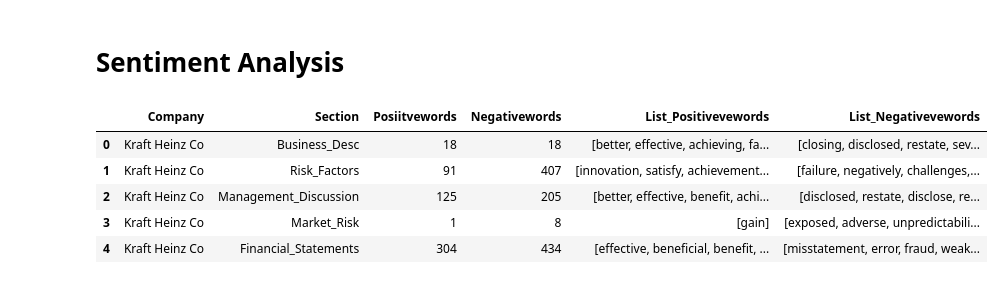
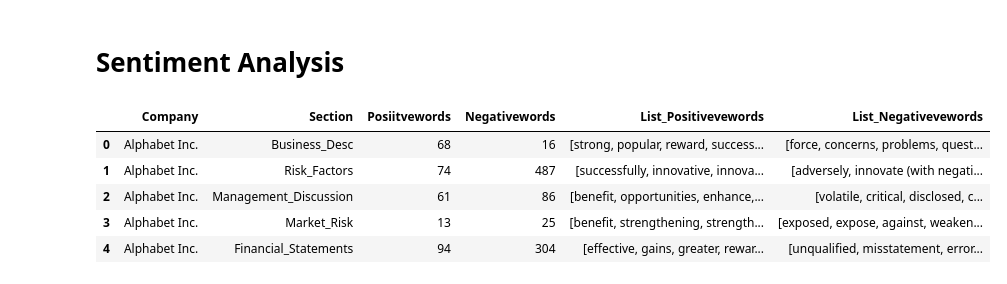
Before and after one commit to coolkingsingh97/Infowarriors-Davidson, a Jupyter notebook: SEC_Script/Text-Preprocessing .ipynb, the cells around one changed output. Drawn from its saved outputs; the diff is of its cells as text; code cells hidden in the pictures.

```diff
--- a/SEC_Script/Text-Preprocessing .ipynb
+++ b/SEC_Script/Text-Preprocessing .ipynb
@@ -611,15 +611,15 @@ def sentiments_each_item(dictionary,df,company_name):
     return temp_df
 # %%
 #check the sentiments of each items in the database for the input company
-sentiment_df = sentiments_each_item(lmdict,parsed10K,'Kraft Heinz Co')
+sentiment_df = sentiments_each_item(lmdict,parsed10K,'Alphabet Inc.')
 sentiment_df
 # %% [output]
 |  | Company | Section | Posiitvewords | Negativewords | List_Positivevewords | List_Negativevewords |
-| 0 | Kraft Heinz Co | Business_Desc | 18 | 18 | [better, effective, achieving, fa... | [closing, disclosed, restate, sev... |
-| 1 | Kraft Heinz Co | Risk_Factors | 91 | 407 | [innovation, satisfy, achievement... | [failure, negatively, challenges,... |
-| 2 | Kraft Heinz Co | Management_Discussion | 125 | 205 | [better, effective, benefit, achi... | [disclosed, restate, disclose, re... |
-| 3 | Kraft Heinz Co | Market_Risk | 1 | 8 | [gain] | [exposed, adverse, unpredictabili... |
-| 4 | Kraft Heinz Co | Financial_Statements | 304 | 434 | [effective, beneficial, benefit, ... | [misstatement, error, fraud, weak... |
+| 0 | Alphabet Inc. | Business_Desc | 68 | 16 | [strong, popular, reward, success... | [force, concerns, problems, quest... |
+| 1 | Alphabet Inc. | Risk_Factors | 74 | 487 | [successfully, innovative, innova... | [adversely, innovate (with negati... |
+| 2 | Alphabet Inc. | Management_Discussion | 61 | 86 | [benefit, opportunities, enhance,... | [volatile, critical, disclosed, c... |
+| 3 | Alphabet Inc. | Market_Risk | 13 | 25 | [benefit, strengthening, strength... | [exposed, expose, against, weaken... |
+| 4 | Alphabet Inc. | Financial_Statements | 94 | 304 | [effective, gains, greater, rewar... | [unqualified, misstatement, error... |
 # %%
 import matplotlib.pyplot as plt
 import wordcloud
```
Also changed, not shown: parts of 1 cell of this notebook, 1 other file.
